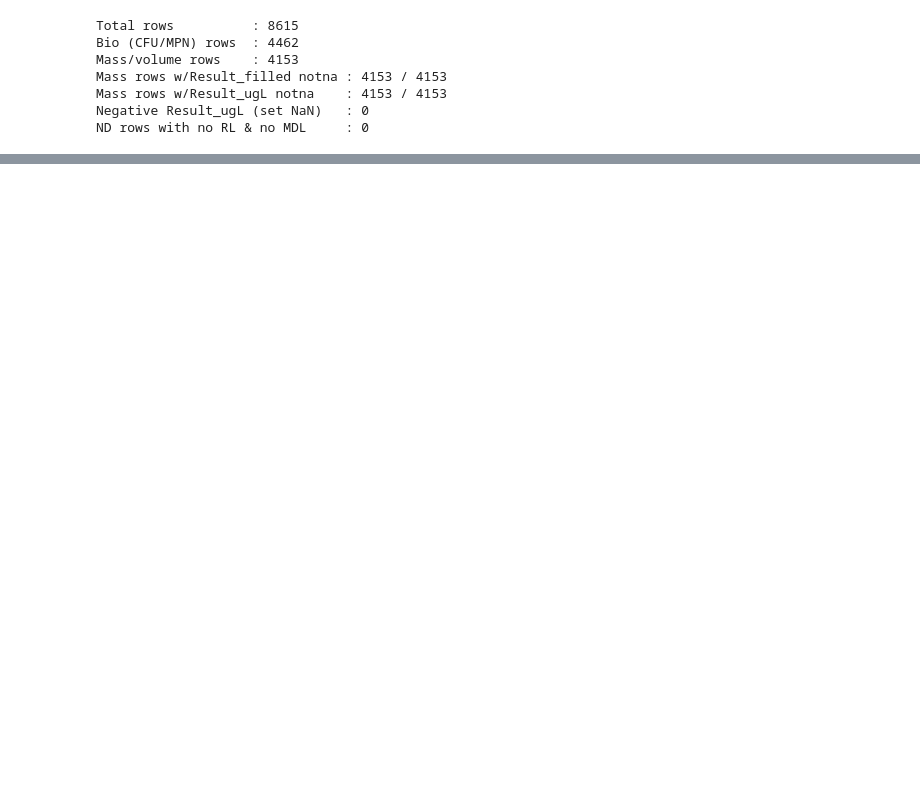
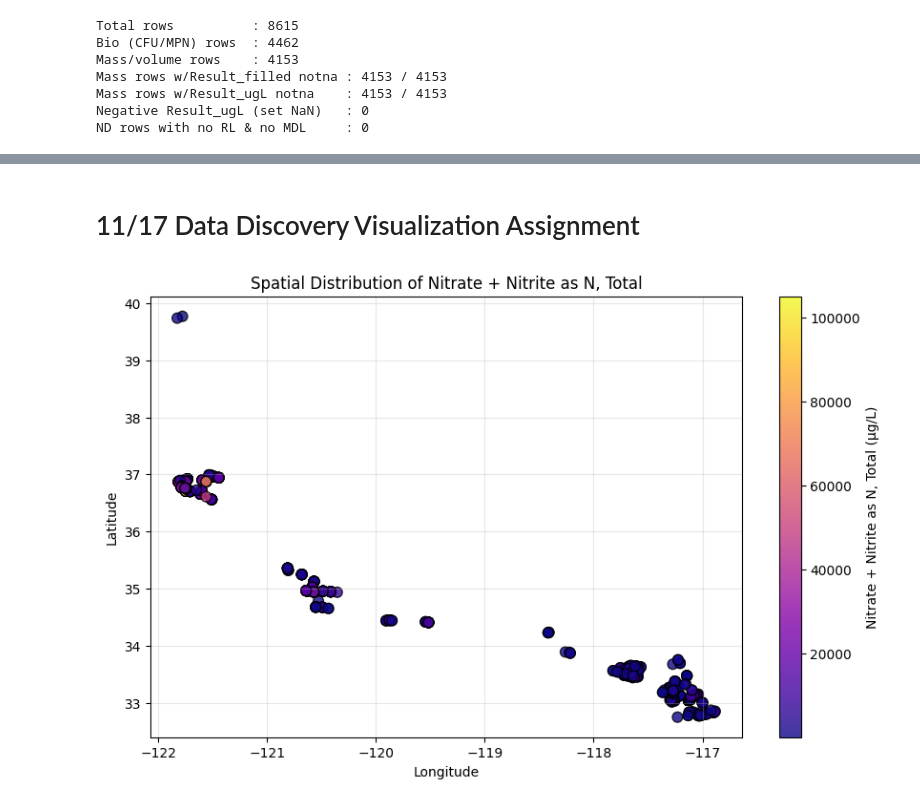
Before and after one commit to dgutiluns/water-anomaly-ca, a Jupyter notebook: cleaning_sample_and_streamcat.ipynb, the cells around one changed output, grey strips where cells are left out. Cells and saved outputs as stored; diff of their text form; code cells hidden in the pictures; blank space fills up the shorter version.

```diff
--- a/cleaning_sample_and_streamcat.ipynb
+++ b/cleaning_sample_and_streamcat.ipynb
@@ -453,0 +782,2 @@ plt.show()
+# %% [markdown]
+# 11/17 Data Discovery Visualization Assignment
@@ -453,0 +790,23 @@ plt.show()
+# %%
+plt.figure(figsize=(10, 6))
+analyte_to_plot = "Nitrate + Nitrite as N, Total"  # change to one of your analytes
+
+subset = df_clean_for_merge[(df_clean_for_merge['Analyte'] == analyte_to_plot) & (df_clean_for_merge['Latitude'] > 0)]
+
+scatter = plt.scatter(
+    subset['Longitude'],
+    subset['Latitude'],
+    c=subset['Result_ugL'],
+    cmap='plasma',
+    s=60,
+    alpha=0.8,
+    edgecolor='k'
+)
+plt.colorbar(scatter, label=f"{analyte_to_plot} (µg/L)")
+plt.title(f"Spatial Distribution of {analyte_to_plot}")
+plt.xlabel("Longitude")
+plt.ylabel("Latitude")
+plt.grid(True, alpha=0.3)
+plt.show()
+# %% [output]
+[figure, added]
```
Also changed, not shown: parts of 30 cells of this notebook.
